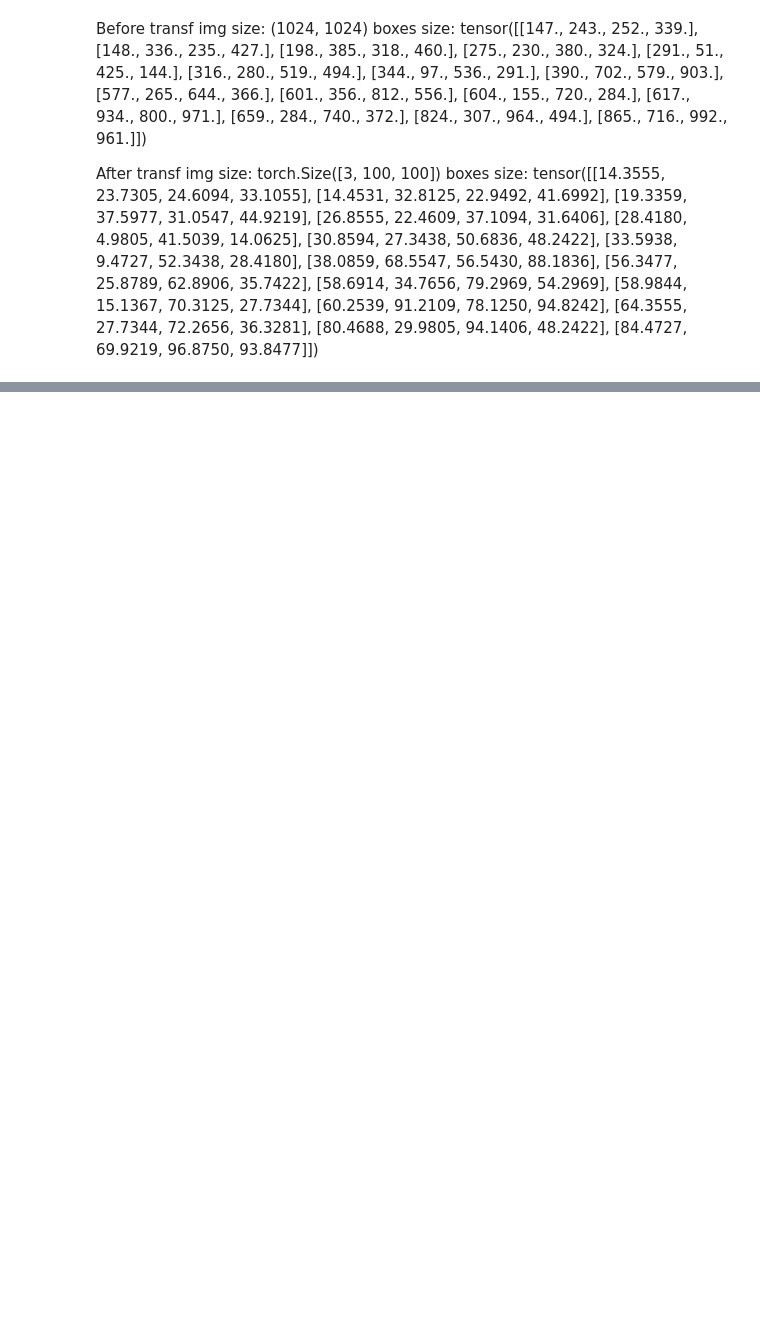
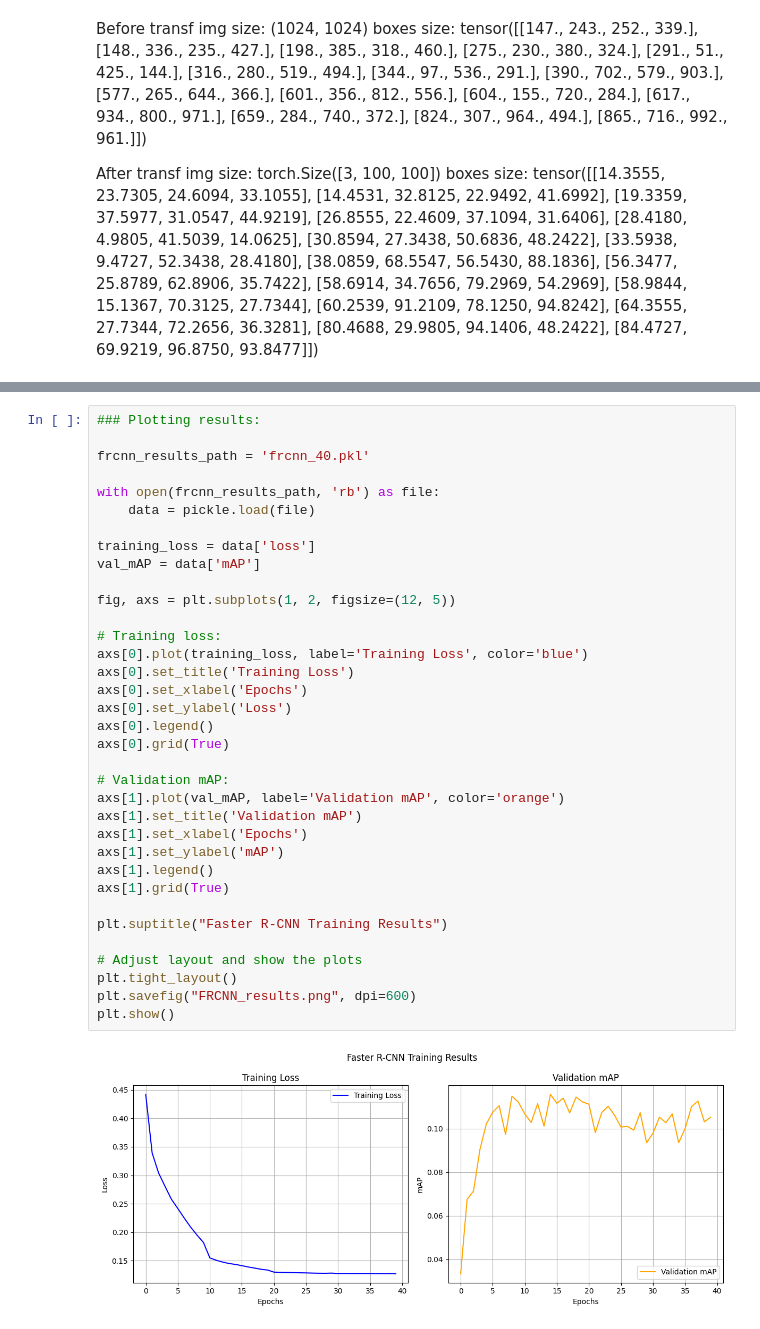
Before and after one commit to GATechMSCS/Convolutionalists, a Jupyter notebook: FoodforDeepThought/faster_rcnn_PR.ipynb, the cells around one changed output, grey strips where cells are left out. Saved outputs shown, nothing was run; the diff lists cells and outputs as text; blank space fills up the shorter version.

Commit message:
Importing FRCNN notebooks I made and used

```diff
--- a/FoodforDeepThought/faster_rcnn_PR.ipynb
+++ b/FoodforDeepThought/faster_rcnn_PR.ipynb
@@ -560,0 +551,37 @@ smmfr.train(training_data_loader=train_dataset, validation_data_loader=val_datas
+# %%
+### Plotting results:
+
+frcnn_results_path = 'frcnn_40.pkl'
+
+with open(frcnn_results_path, 'rb') as file:
+    data = pickle.load(file)
+
+training_loss = data['loss']
+val_mAP = data['mAP']
+
+fig, axs = plt.subplots(1, 2, figsize=(12, 5))
+
+# Training loss:
+axs[0].plot(training_loss, label='Training Loss', color='blue')
+axs[0].set_title('Training Loss')
+axs[0].set_xlabel('Epochs')
+axs[0].set_ylabel('Loss')
+axs[0].legend()
+axs[0].grid(True)
+
+# Validation mAP:
+axs[1].plot(val_mAP, label='Validation mAP', color='orange')
+axs[1].set_title('Validation mAP')
+axs[1].set_xlabel('Epochs')
+axs[1].set_ylabel('mAP')
+axs[1].legend()
+axs[1].grid(True)
+
+plt.suptitle("Faster R-CNN Training Results")
+
+# Adjust layout and show the plots
+plt.tight_layout()
+plt.savefig("FRCNN_results.png", dpi=600)
+plt.show()
+# %% [output]
+[figure, added]
```
Also changed, not shown: parts of 8 cells of this notebook, 1 other file.
